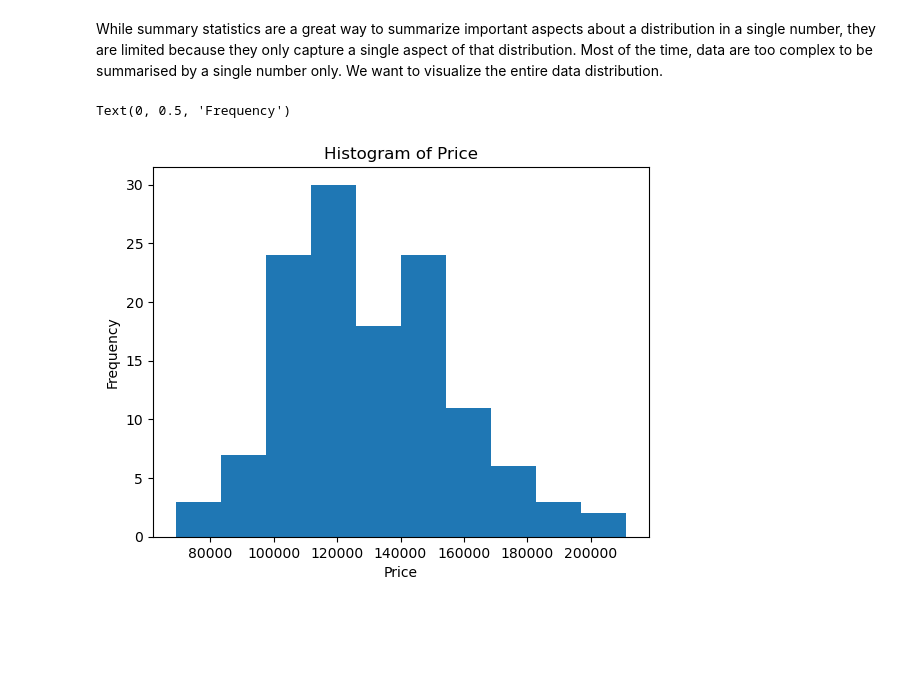
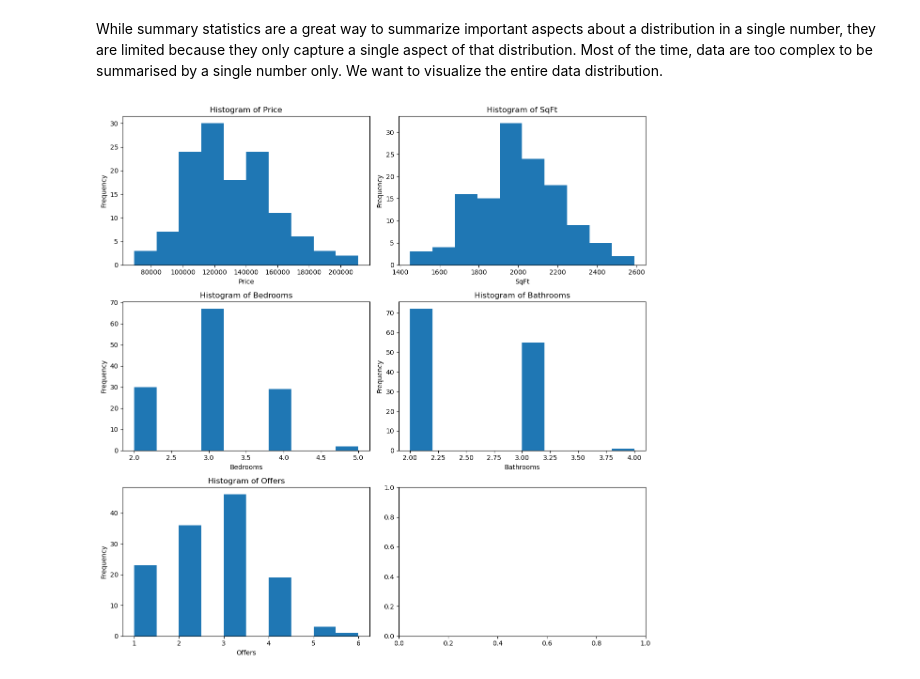
Before and after one commit to evansochola/house-price-data-exploration, a Jupyter notebook: House-Price-Data-Exploration.ipynb, the cells around one changed output. Saved outputs shown, nothing was run; the diff lists cells and outputs as text; code cells hidden in the pictures; blank space fills up the shorter version.

Commit message:
Added Histograms

```diff
--- a/House-Price-Data-Exploration.ipynb
+++ b/House-Price-Data-Exploration.ipynb
@@ -89,10 +89,27 @@ ngbor_tab
 # %% [markdown]
 While summary statistics are a great way to summarize important aspects about a distribution in a single number, they are limited because they only capture a single aspect of that distribution. Most of the time, data are too complex to be summarised by a single number only. We want to visualize the entire data distribution.
 # %%
-plt.hist(df.Price)
-plt.title("Histogram of Price")
-plt.xlabel("Price")
-plt.ylabel("Frequency")
+fig,ax = plt.subplots(nrows=3, ncols=2, figsize=(12,12))
+ax[0,0].hist(df.Price)
+ax[0,0].set_title("Histogram of Price")
+ax[0,0].set(xlabel='Price',ylabel='Frequency')
+
+ax[0,1].hist(df.SqFt)
+ax[0,1].set_title("Histogram of SqFt")
+ax[0,1].set(xlabel='SqFt',ylabel='Frequency')
+
+ax[1,0].hist(df.Bedrooms)
+ax[1,0].set_title("Histogram of Bedrooms")
+ax[1,0].set(xlabel='Bedrooms',ylabel='Frequency')
+
+ax[1,1].hist(df.Bathrooms)
+ax[1,1].set_title("Histogram of Bathrooms")
+ax[1,1].set(xlabel='Bathrooms',ylabel='Frequency')
+
+ax[2,0].hist(df.Offers)
+ax[2,0].set_title("Histogram of Offers")
+ax[2,0].set(xlabel='Offers',ylabel='Frequency')
+
+plt.tight_layout()
 # %% [output]
-Text(0, 0.5, 'Frequency')
-[figure, old version]
+[figure, new version]
```
